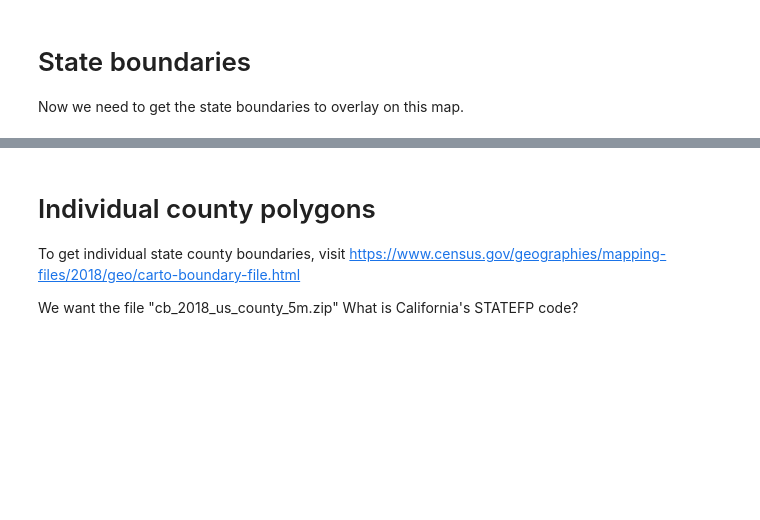
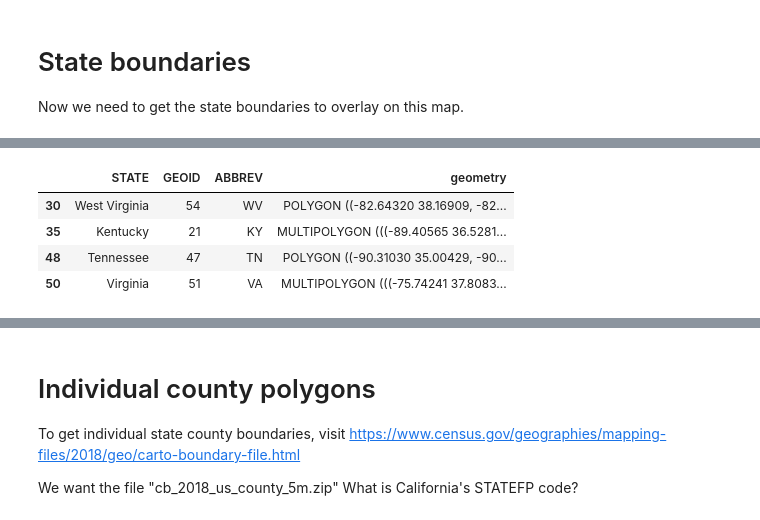
Before and after one commit to dlab-berkeley/DIGHUM101-2021, a Jupyter notebook: Notebooks/Week3/3-1_GeoPandas.ipynb, the cells around one changed output, grey strips where cells are left out. Saved outputs shown, nothing was run; the diff lists cells and outputs as text; code cells hidden in the pictures; blank space fills up the shorter version.

```diff
--- a/Notebooks/Week3/3-1_GeoPandas.ipynb
+++ b/Notebooks/Week3/3-1_GeoPandas.ipynb
@@ -87,0 +105,9 @@ state_boundaries.head()
+# %%
+app_states_df = state_boundaries.loc[state_boundaries["ABBREV"].isin(["KY", "VA", "TN", "WV"])]
+app_states_df
+# %% [output]
+|  | STATE | GEOID | ABBREV | geometry |
+| 30 | West Virginia | 54 | WV | POLYGON ((-82.64320 38.16909, -82... |
+| 35 | Kentucky | 21 | KY | MULTIPOLYGON (((-89.40565 36.5281... |
+| 48 | Tennessee | 47 | TN | POLYGON ((-90.31030 35.00429, -90... |
+| 50 | Virginia | 51 | VA | MULTIPOLYGON (((-75.74241 37.8083... |
```
Also changed, not shown: parts of 7 cells of this notebook, 3 other files.
